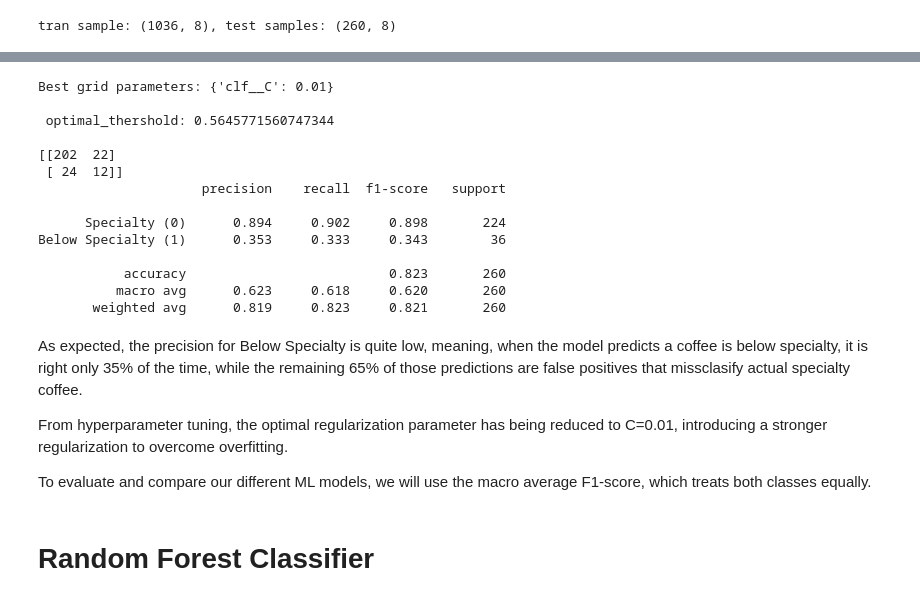
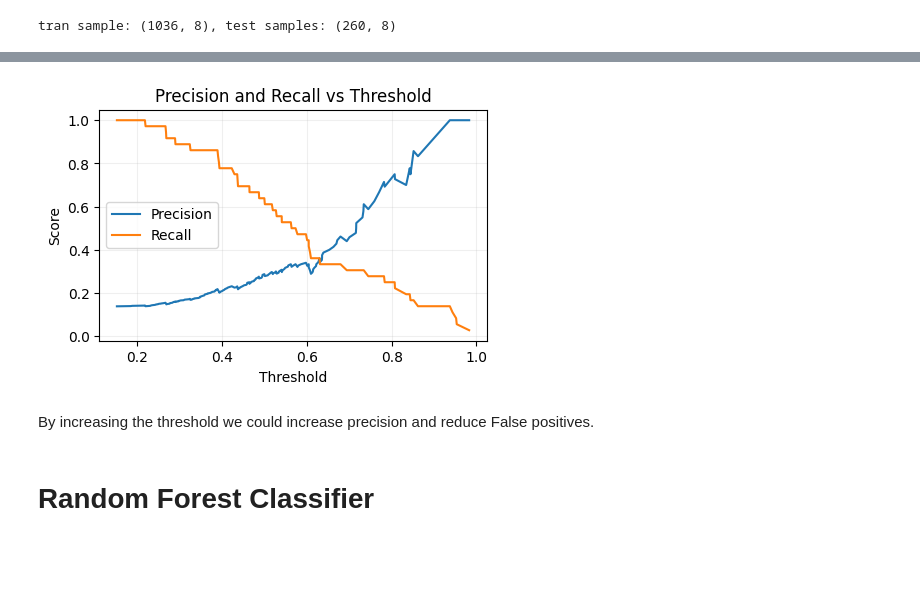
Before and after one commit to nayuAlv/Arabica_coffee_quality, a Jupyter notebook: notebooks/coffee_data_train.ipynb, the cells around one changed output, grey strips where cells are left out. Drawn from its saved outputs; the diff is of its cells as text; code cells hidden in the pictures; blank space fills up the shorter version.

```diff
--- a/notebooks/coffee_data_train.ipynb
+++ b/notebooks/coffee_data_train.ipynb
@@ -8,6 +7,6 @@ Our Arabica coffee dataset is highly imbalanced, with 86% Specialty samples and
 # %%
 import pandas as pd
-import numpy as np
+import seaborn as sns
 import matplotlib.pyplot as plt
 from pathlib import Path
 
@@ -16,14 +15,13 @@ from sklearn.pipeline import Pipeline
 from sklearn.compose import ColumnTransformer
 from sklearn.preprocessing import StandardScaler, OneHotEncoder
 from sklearn.impute import SimpleImputer
-from sklearn.metrics import confusion_matrix, precision_recall_curve, classification_report
-from sklearn.model_selection import GridSearchCV, StratifiedKFold, cross_val_predict
+from sklearn.metrics import confusion_matrix, classification_report
+from data_train import cup_score_class, train_logistic_regression, evaluate_at_seed
+from data_train import train_random_forest, train_xgb_model, plot_precision_recall_vs_threshold
+from sklearn.metrics import precision_recall_curve
+from sklearn.metrics import average_precision_score
 
-from xgboost import XGBClassifier
-from data_train import cup_score_class, train_logistic_regression, threshold_tuning, train_random_forest
-from sklearn.metrics import classification_report
-
-RANDOM_STATE = 55
+RANDOM_STATE = 42
 project_root = Path.cwd().parent
 
 %load_ext autoreload
@@ -91,6 +80,6 @@ We proceed to split the dataset by keeping the same ratio (SPecialty/Below Speci
 # %%
-X_train, X_test, y_train, y_test = train_test_split(X, y, train_size=0.8, random_state=RANDOM_STATE, stratify =y
-)
+X_train, X_test, y_train, y_test = train_test_split(X, y, train_size=0.8,
+                            random_state=RANDOM_STATE, stratify =y)
 print(f"tran sample: {X_train.shape}, test samples: {X_test.shape}")
 # %% [output]
 tran sample: (1036, 8), test samples: (260, 8)
@@ -134,0 +125,11 @@ Furthermore, to adress the class imbalance in our dataset, we also tune the clas
+# %%
+
+param_grid = {'lr__C': [0.001, 0.01, 0.05, 0.1, 1]}
+
+best_lr_grid = train_logistic_regression(preprocessor, X_train, y_train,random_state=RANDOM_STATE,param_grid=param_grid)
+print(f"Best grid parameters: {best_lr_grid.best_params_}")
+
+lr_model = best_lr_grid.best_estimator_
+y_test_pred_lr = lr_model.predict(X_test)
+print(confusion_matrix(y_test, y_test_pred_lr))
+print(classification_report(y_test, y_test_pred_lr, target_names=['Specialty (0)', 'Below Specialty (1)'],digits=3))
@@ -135,38 +154,10 @@ Furthermore, to adress the class imbalance in our dataset, we also tune the clas
 # %%
-#regularization parameter
-param_grid = {'clf__C': [0.001, 0.01, 0.1, 1, 10, 100]}
-
-lr_model, best_lr_grid = train_logistic_regression(preprocessor, X_train, y_train,random_state=RANDOM_STATE,param_grid=param_grid)
-print(f"Best grid parameters: {best_lr_grid.best_params_}")
-
-#tuning decision threshold
-optimal_threshold = threshold_tuning(lr_model, X_train, y_train, random_state=RANDOM_STATE)
-print(f"\n optimal_thershold: {optimal_threshold}\n")
 y_test_probs = lr_model.predict_proba(X_test)[:, 1]
-y_test_pred_opt = (y_test_probs >= optimal_threshold).astype(int)
-print(confusion_matrix(y_test, y_test_pred_opt))
-print(classification_report(y_test, y_test_pred_opt, target_names=['Specialty (0)', 'Below Specialty (1)'],digits=3))
+plot_precision_recall_vs_threshold(y_test, y_test_probs)
 # %% [output]
-Best grid parameters: {'clf__C': 0.01}
-
- optimal_thershold: 0.5645771560747344
-
-[[202  22]
- [ 24  12]]
-                     precision    recall  f1-score   support
-
-      Specialty (0)      0.894     0.902     0.898       224
-Below Specialty (1)      0.353     0.333     0.343        36
-
-           accuracy                          0.823       260
-          macro avg      0.623     0.618     0.620       260
-       weighted avg      0.819     0.823     0.821       260
+[figure, added]
-# %% [markdown]
-As expected, the precision for Below Specialty is quite low, meaning, when the model predicts a coffee is below specialty, it is right only 35% of the time, while the remaining 65% of those predictions are false positives that missclasify actual specialty coffee.
-
-From hyperparameter tuning, the optimal regularization parameter has being reduced to  C=0.01, introducing a stronger regularization to overcome overfitting.
-
-To evaluate and compare our different ML models, we will use the macro average F1-score, which treats both classes equally.
+# %% [markdown]
+By increasing the threshold we could increase precision and reduce False positives.
 # %% [markdown]
 # Random Forest Classifier
 # %%
```
Also changed, not shown: parts of 24 cells of this notebook, 4 other files.
